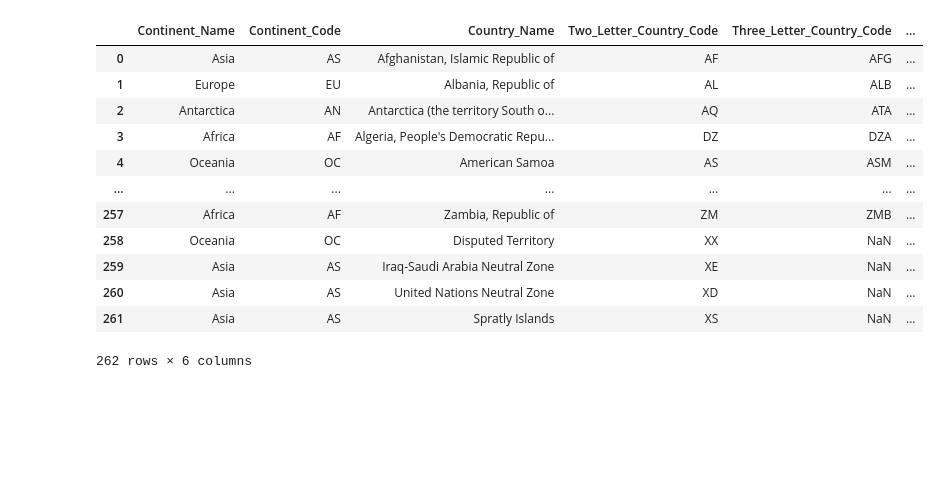
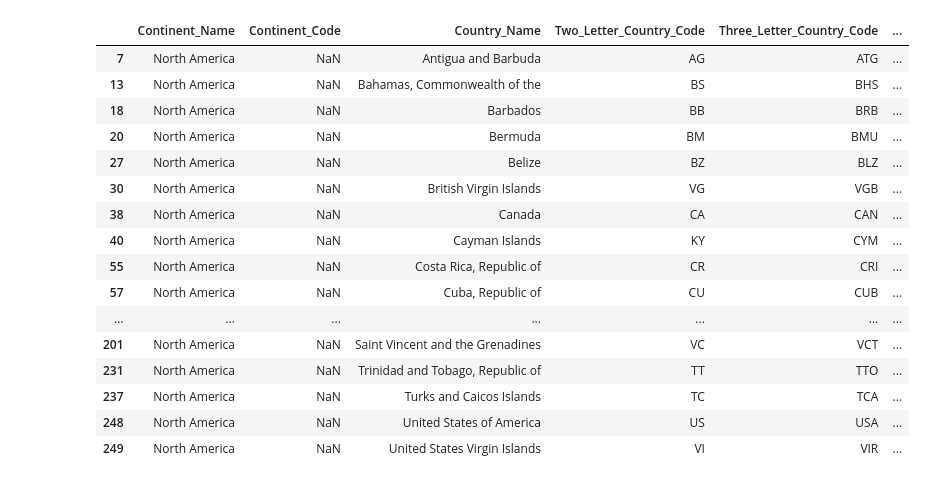
Before and after one commit to mactzu/STDs, a Jupyter notebook: work/eamonn/workingfile.ipynb, the cells around one changed output. Cells and saved outputs as stored; diff of their text form; code cells hidden in the pictures; blank space fills up the shorter version.

```diff
--- a/work/eamonn/workingfile.ipynb
+++ b/work/eamonn/workingfile.ipynb
@@ -50,18 +25,24 @@ ranking_df
 # %%
 continent  = pd.read_csv("/Users/eamonnmccallum/Monash-DS/groupwork/STDs/work/data/country-and-continent-codes-list-csv_csv.csv")
-continent
+continent["country_names"] = continent["Country_Name"].astype(str) + ","
+check = continent.loc[continent["Continent_Name"]== "North America"]
+check
 # %% [output]
 |  | Continent_Name | Continent_Code | Country_Name | Two_Letter_Country_Code | Three_Letter_Country_Code | ... |
-| 0 | Asia | AS | Afghanistan, Islamic Republic of | AF | AFG | ... |
-| 1 | Europe | EU | Albania, Republic of | AL | ALB | ... |
-| 2 | Antarctica | AN | Antarctica (the territory South o... | AQ | ATA | ... |
-| 3 | Africa | AF | Algeria, People's Democratic Repu... | DZ | DZA | ... |
-| 4 | Oceania | OC | American Samoa | AS | ASM | ... |
+| 7 | North America | NaN | Antigua and Barbuda | AG | ATG | ... |
+| 13 | North America | NaN | Bahamas, Commonwealth of the | BS | BHS | ... |
+| 18 | North America | NaN | Barbados | BB | BRB | ... |
+| 20 | North America | NaN | Bermuda | BM | BMU | ... |
+| 27 | North America | NaN | Belize | BZ | BLZ | ... |
+| 30 | North America | NaN | British Virgin Islands | VG | VGB | ... |
+| 38 | North America | NaN | Canada | CA | CAN | ... |
+| 40 | North America | NaN | Cayman Islands | KY | CYM | ... |
+| 55 | North America | NaN | Costa Rica, Republic of | CR | CRI | ... |
+| 57 | North America | NaN | Cuba, Republic of | CU | CUB | ... |
 | ... | ... | ... | ... | ... | ... | ... |
-| 257 | Africa | AF | Zambia, Republic of | ZM | ZMB | ... |
-| 258 | Oceania | OC | Disputed Territory | XX | NaN | ... |
-| 259 | Asia | AS | Iraq-Saudi Arabia Neutral Zone | XE | NaN | ... |
-| 260 | Asia | AS | United Nations Neutral Zone | XD | NaN | ... |
-| 261 | Asia | AS | Spratly Islands | XS | NaN | ... |
+| 201 | North America | NaN | Saint Vincent and the Grenadines | VC | VCT | ... |
+| 231 | North America | NaN | Trinidad and Tobago, Republic of | TT | TTO | ... |
+| 237 | North America | NaN | Turks and Caicos Islands | TC | TCA | ... |
+| 248 | North America | NaN | United States of America | US | USA | ... |
+| 249 | North America | NaN | United States Virgin Islands | VI | VIR | ... |
-262 rows × 6 columns
 # %%
```
Also changed, not shown: parts of 16 cells of this notebook, 5 other files.
